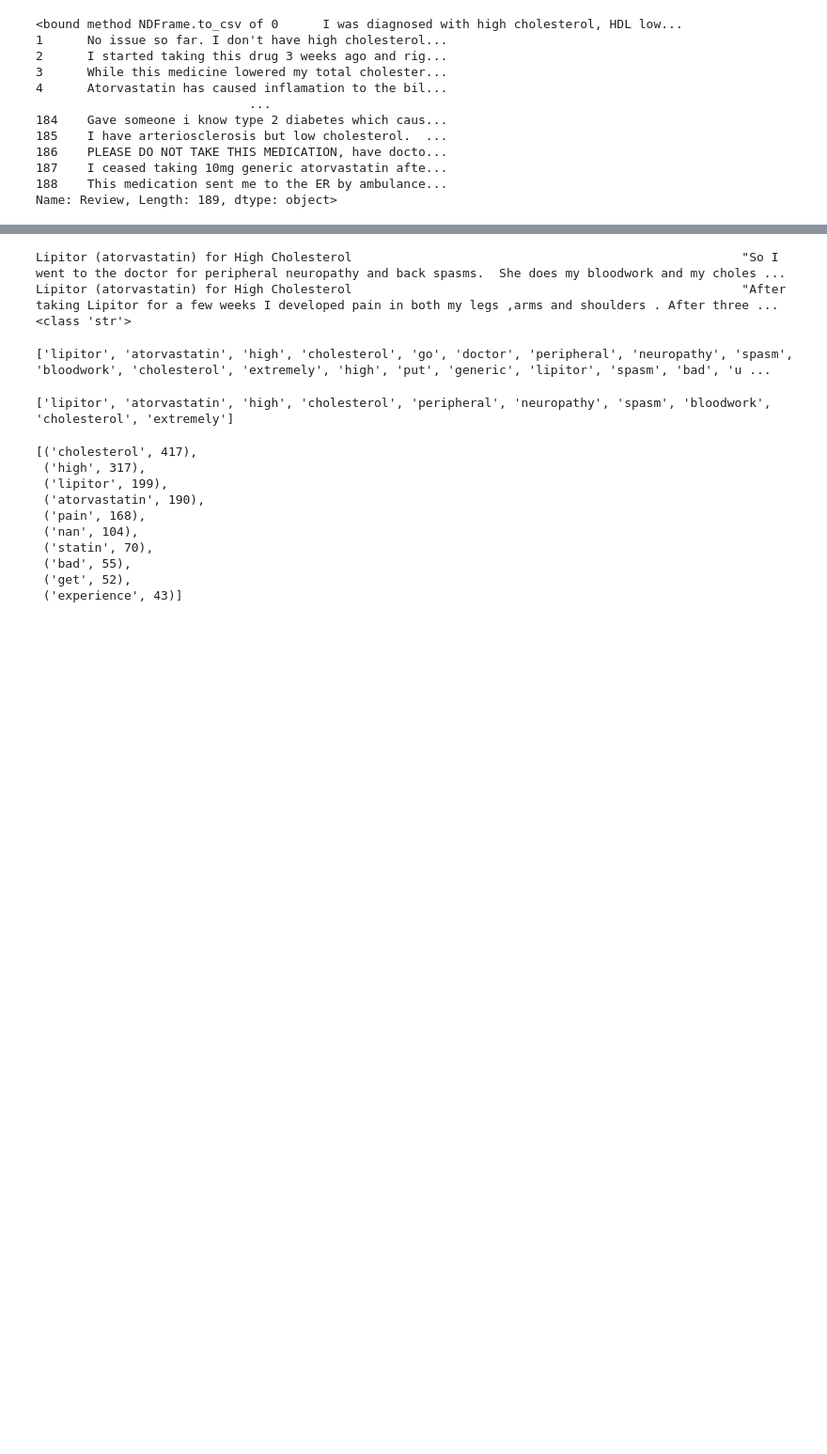
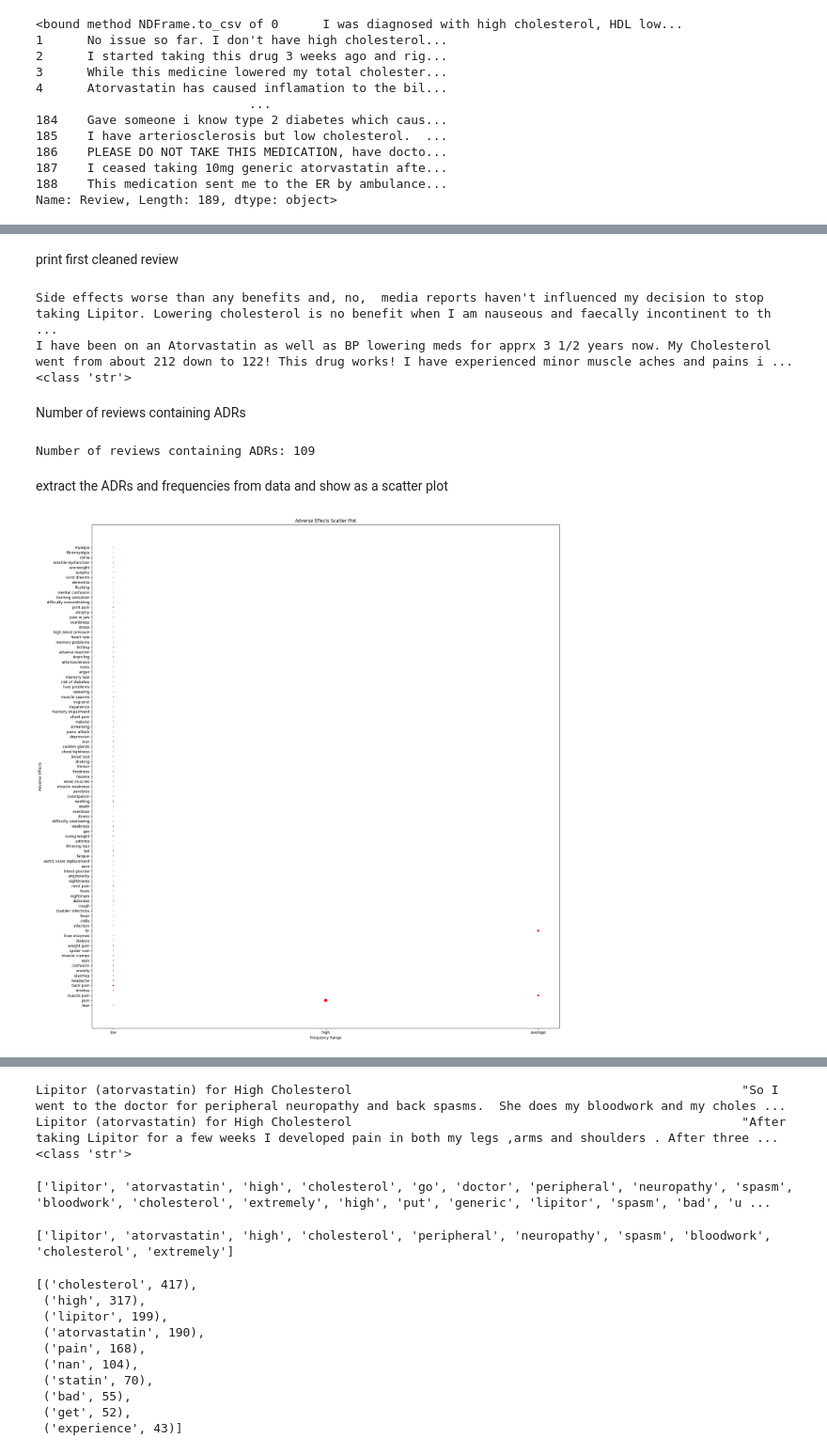
Before and after one commit to 1p9i/pv-nlp, a Jupyter notebook: project.ipynb, the cells around one changed output, grey strips where cells are left out. Shown at 94% size. Drawn from its saved outputs; the diff is of its cells as text; code cells hidden in the pictures; blank space fills up the shorter version.

```diff
--- a/project.ipynb
+++ b/project.ipynb
@@ -44,0 +280,63 @@ Name: Review, Length: 189, dtype: object>
+# %% [markdown]
+print first cleaned review
+# %%
+# Print the first review
+print(cleaned_reviews[0])
+print(cleaned_reviews[1])
+print(type(cleaned_reviews[0]))
+# %% [output]
+Side effects worse than any benefits and, no,  media reports haven't influenced my decision to stop taking Lipitor. Lowering cholesterol is no benefit when I am nauseous and faecally incontinent to th ...
+I have been on an Atorvastatin as well as BP lowering meds for apprx 3 1/2 years now. My Cholesterol went from about 212 down to 122! This drug works! I have experienced minor muscle aches and pains i ...
+<class 'str'>
+# %% [markdown]
+Number of reviews containing ADRs
+# %%
+# Create a list to store reviews containing ADRs
+reviews_with_adrs = []
+
+# Create a Counter to store ADR frequencies
+adr_frequency_counter = Counter()
+
+# Iterate through cleaned reviews and check for ADRs
+for review in cleaned_reviews:
+    found_adrs = []
+    for adr in adverse_effects_lower:
+        if adr in review:
+            found_adrs.append(adr)
+            adr_frequency_counter[adr] += 1
+    if found_adrs:
+        reviews_with_adrs.append((review, found_adrs))
+
+# Print the number of reviews containing ADRs
+print(f"Number of reviews containing ADRs: {len(reviews_with_adrs)}")
+
+# Create a list of ADRs with their frequencies
+adr_frequencies = list(adr_frequency_counter.items())
+# %% [output]
+Number of reviews containing ADRs: 109
+# %% [markdown]
+extract the ADRs  and frequencies from data and show as a scatter plot
+# %%
+# Extract ADRs and frequencies from the data
+adrs, frequencies = zip(*adr_frequencies)
+
+# Define the ranges for low, average, and high frequencies
+low_range = 10
+high_range = 20
+
+# Categorize ADRs based on frequency
+adr_categories = ['low' if freq <= low_range else 'average' if low_range < freq <= high_range else 'high' for freq in frequencies]
+
+# Create a scatter plot
+plt.figure(figsize=(20, 20))
+plt.scatter(adr_categories, adrs, s=frequencies, color='red', alpha=1)
+plt.xlabel('Frequency Range')
+plt.ylabel('Adverse Effects')
+plt.title('Adverse Effects Scatter Plot')
+plt.xticks(['low', 'average', 'high'])
+plt.tight_layout()
+
+# Display the scatter plot
+plt.show()
+# %% [output]
+[figure, added]
```
Also changed, not shown: parts of 36 cells of this notebook, 3 other files.
